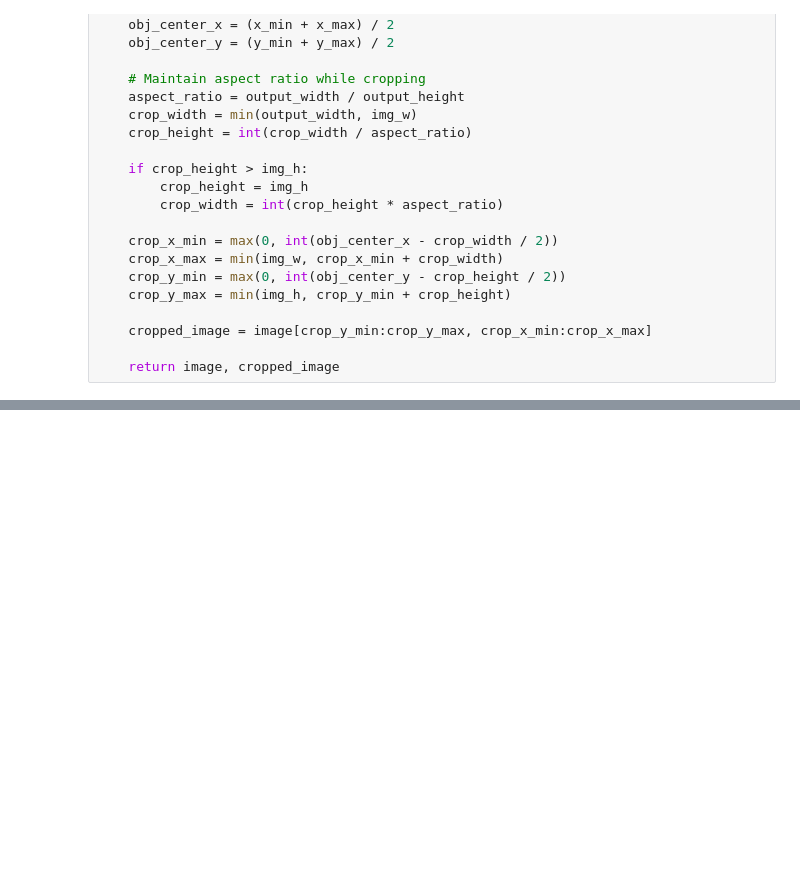
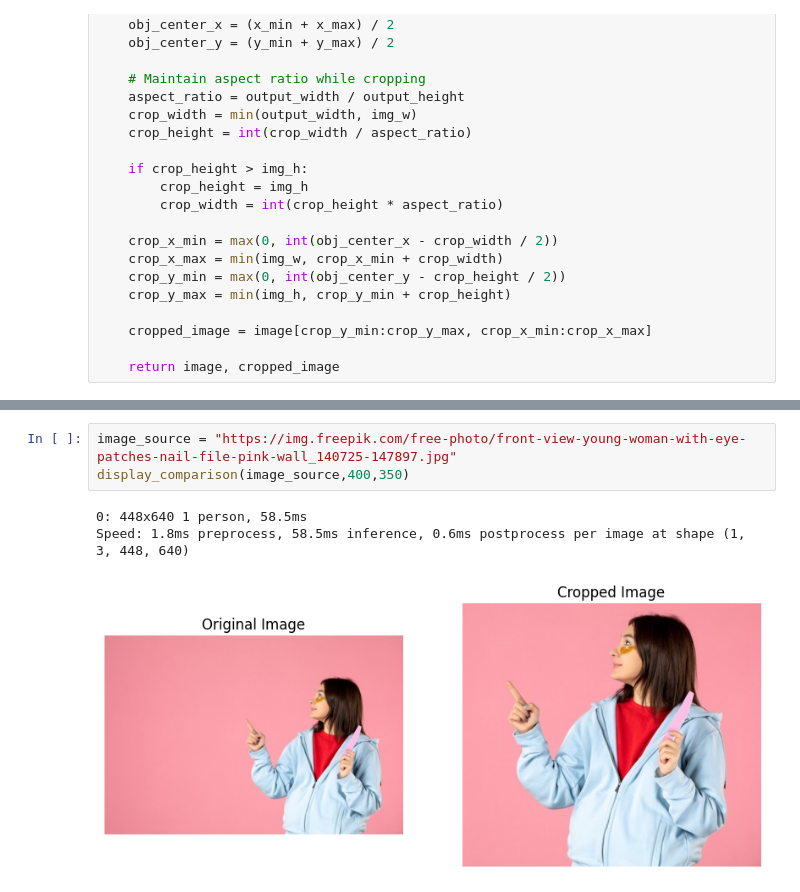
Before and after one commit to sthpratik/InSightAI, a Jupyter notebook: yoloImage.ipynb, the cells around one changed output, grey strips where cells are left out. Drawn from its saved outputs; the diff is of its cells as text; blank space fills up the shorter version.

```diff
--- a/yoloImage.ipynb
+++ b/yoloImage.ipynb
@@ -100,0 +123,7 @@ Speed: 2.2ms preprocess, 50.0ms inference, 0.7ms postprocess per image at shape
+# %%
+image_source = "https://img.freepik.com/free-photo/front-view-young-woman-with-eye-patches-nail-file-pink-wall_140725-147897.jpg"
+display_comparison(image_source,400,350)
+# %% [output]
+0: 448x640 1 person, 58.5ms
+Speed: 1.8ms preprocess, 58.5ms inference, 0.6ms postprocess per image at shape (1, 3, 448, 640)
+[figure, added]
```
Also changed, not shown: parts of 7 cells of this notebook.
